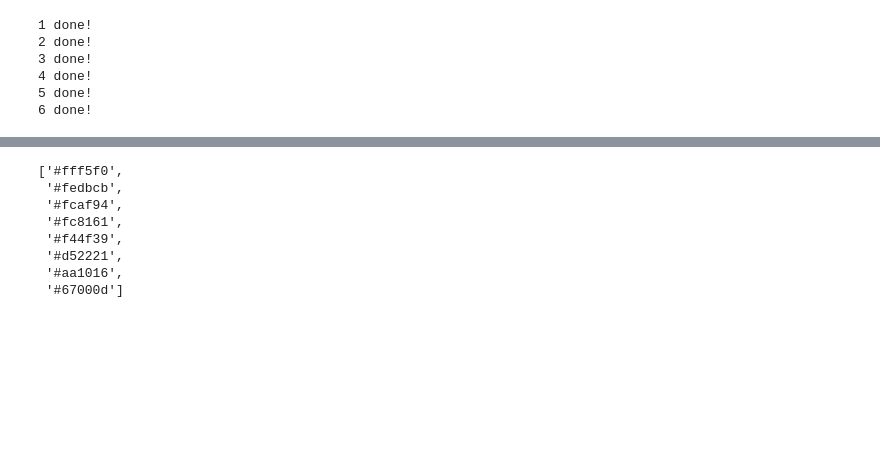
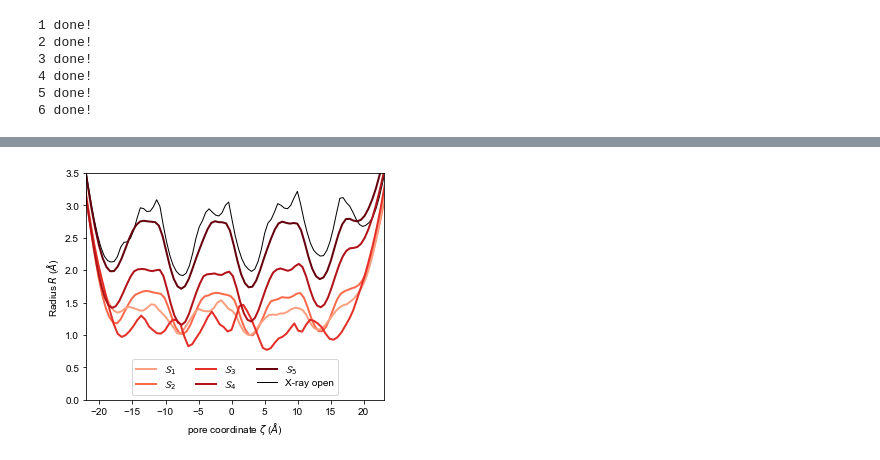
Before and after one commit to eric-jm-lang/10-ALKEIG, a Jupyter notebook: 12-Analysis_4/2-RMSD_based_MSM/Hole/5-Hole.ipynb, the cells around one changed output, grey strips where cells are left out. Saved outputs shown, nothing was run; the diff lists cells and outputs as text; code cells hidden in the pictures; blank space fills up the shorter version.

```diff
--- a/12-Analysis_4/2-RMSD_based_MSM/Hole/5-Hole.ipynb
+++ b/12-Analysis_4/2-RMSD_based_MSM/Hole/5-Hole.ipynb
@@ -213,12 +231,33 @@ my_cmap_ipa=[hexlist[6],hexlist[3],hexlist[2],hexlist[4],hexlist[5]]
-# %%
-hexlist
-# %% [output]
-['#fff5f0',
- '#fedbcb',
- '#fcaf94',
- '#fc8161',
- '#f44f39',
- '#d52221',
- '#aa1016',
- '#67000d']
+# %%
+labels_ipa=[5,2,1,3,4]
+
+fig, ax = plt.subplots(figsize=(5,4))
+
+ax.plot(-zeta, mean_r, color='k', lw=1, label="X-ray open")
+
+for i in range(0,5):
+    ax.plot(zeta_list_ipa[i], mean_r_list_ipa[i], color=my_cmap_ipa[i], lw=2,
+            label=r'$\mathcal{S}_%d$' % (labels_ipa[i]))
+
+ax.set_xlabel(r"pore coordinate $\zeta$ ($\AA$)")
+ax.set_ylabel(r"Radius $R$ ($\AA$)");
+
+ax.set(xlim=(-22, 23) , ylim=(0, 3.5))
+
+handles, labels = ax.get_legend_handles_labels()
+
+hl = sorted(zip(handles, labels),
+            key=operator.itemgetter(1))
+handles2, labels2 = zip(*hl)
+
+ax.legend(handles2, labels2,
+          loc='center', bbox_to_anchor= (0.5, 0.1), ncol=3,
+          borderaxespad=0, frameon=True, labelspacing=0.2)
+
+#           loc='lower left', bbox_to_anchor= (1.05,0.25), ncol=1,
+#           borderaxespad=0, frameon=False, labelspacing=1)
+fig.tight_layout()
+fig.savefig('../plots/1-With_IPA/20_hole_mean.png', dpi=600)
+# %% [output]
+[figure, added]
 # %%
```
Also changed, not shown: parts of 16 cells of this notebook, 47 other files.
